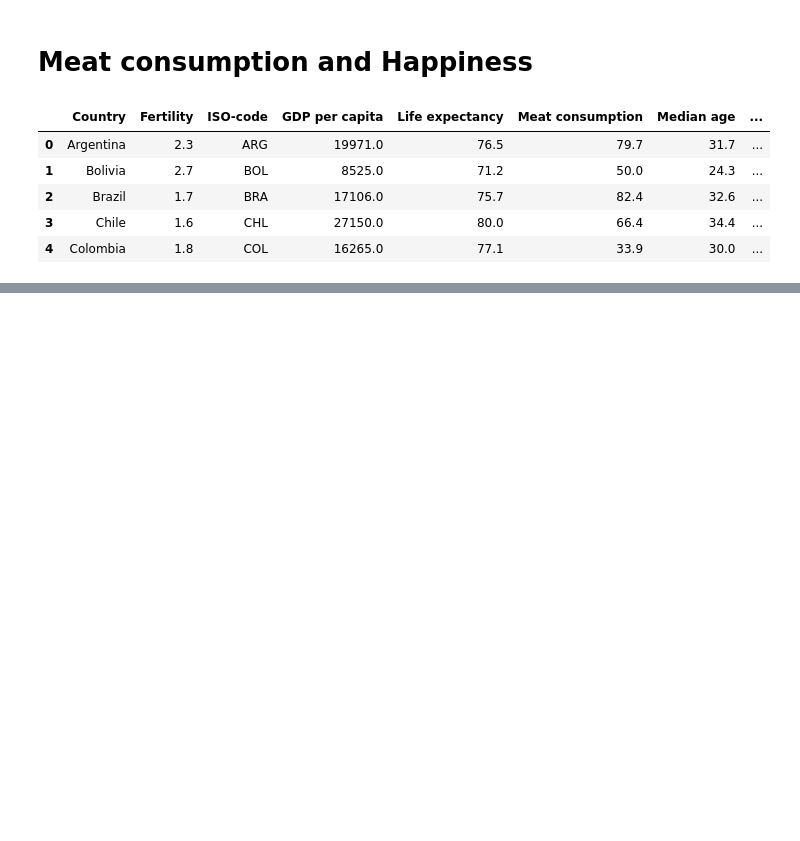
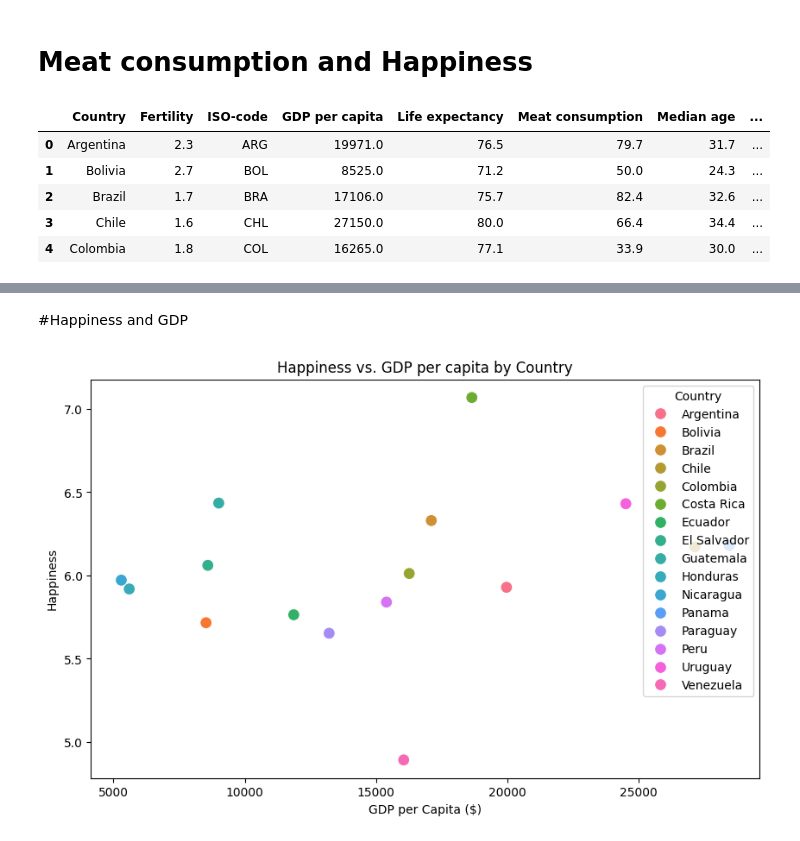
Before and after one commit to hetpatel007/Het_Special_Topics, a Jupyter notebook: Copy_of_Independent.ipynb, the cells around one changed output, grey strips where cells are left out. Drawn from its saved outputs; the diff is of its cells as text; code cells hidden in the pictures; blank space fills up the shorter version.

```diff
--- a/Copy_of_Independent.ipynb
+++ b/Copy_of_Independent.ipynb
@@ -785,0 +815,19 @@ Happiness_2               0.433497     1.000000
+# %% [markdown]
+#Happiness and GDP
+# %%
+import seaborn as sns
+import matplotlib.pyplot as plt
+
+# Scatter plot to visualize the relationship between GDP per capita and Happiness
+plt.figure(figsize=(10, 6))
+sns.scatterplot(x='GDP per capita', y='Happiness_2', data=final_merged_df_2, hue='Country', s=100)
+
+# Customize the plot
+plt.title('Happiness vs. GDP per capita by Country')
+plt.xlabel('GDP per Capita ($)')
+plt.ylabel('Happiness')
+
+# Show the plot
+plt.show()
+# %% [output]
+[figure, added]
```
Also changed, not shown: parts of 19 cells of this notebook.
